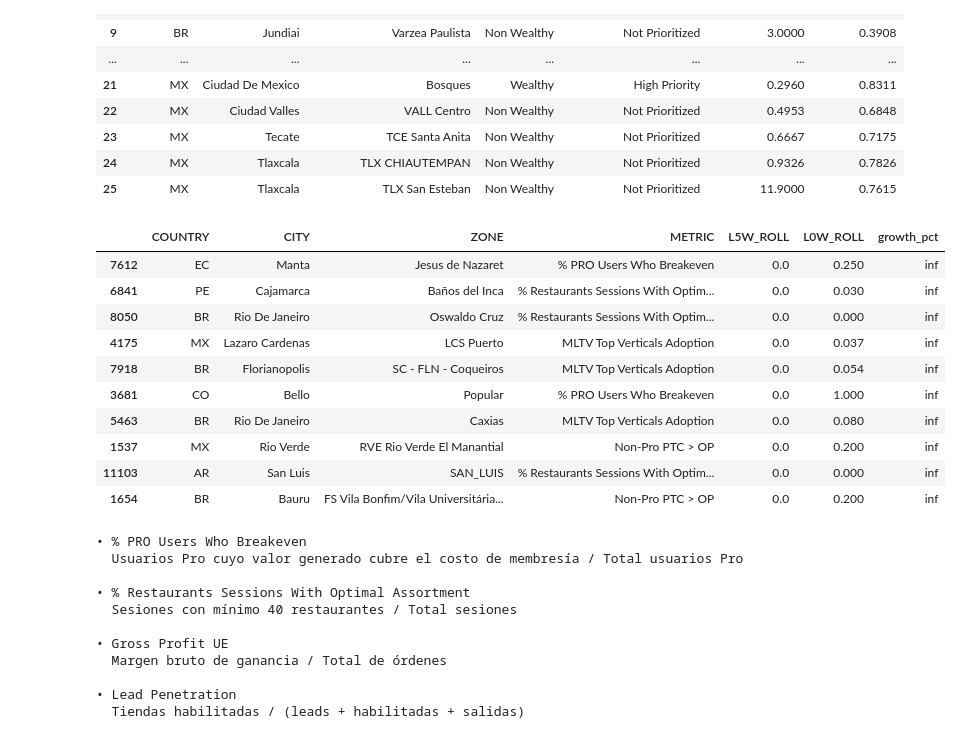
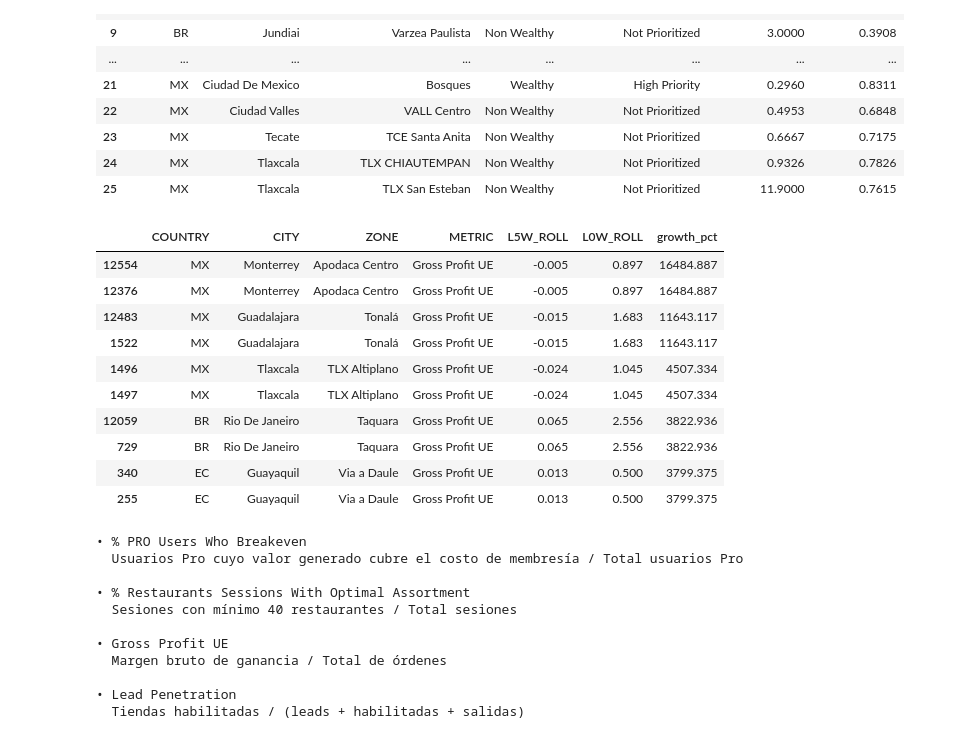
Before and after one commit to riosinda/smart-analisis-agent, a Jupyter notebook: notebooks/00_eda.ipynb, the cells around one changed output. Drawn from its saved outputs; the diff is of its cells as text; code cells hidden in the pictures.

```diff
--- a/notebooks/00_eda.ipynb
+++ b/notebooks/00_eda.ipynb
@@ -361,43 +390,48 @@ find_zones_multi_criteria([
 # %%
 # explicación de tendencias
 
-def explain_trend(n_weeks: int = 5, top_n: int = 10, filters: dict = {}):
-    start_col = ROLL_COLS[-(n_weeks + 1)]  # semana de inicio
+def explain_trend(n_weeks: int = 5, top_n: int = 10, filters: dict = {}) -> dict:
+    start_col = ROLL_COLS[-(n_weeks + 1)]
     end_col   = 'L0W_ROLL'
 
     mask = df[start_col].notna() & df[end_col].notna()
     for col, val in filters.items():
         mask &= df[col] == val
 
     base = df[mask].copy()
     base['growth_abs'] = base[end_col] - base[start_col]
-    base['growth_pct'] = (base['growth_abs'] / base[start_col].abs()) * 100
+    base['growth_pct'] = base.apply(
+        lambda row: (
+            None
+            if row[start_col] == 0
+            else (row['growth_abs'] / abs(row[start_col])) * 100
+        ),
+        axis=1
+    )
+    base = base.dropna(subset=['growth_pct'])
 
-    # Top zonas crecientes por métrica
-    top_growing = base.sort_values('growth_pct', ascending=False)\
-        [['COUNTRY','CITY','ZONE','METRIC', start_col, end_col, 'growth_pct']]\
-        .head(top_n).round(3)
-
-    # Para las zonas top, ver si otras métricas también crecieron (posible causa)
-    top_zones = top_growing['ZONE'].unique()
-    related = df[df['ZONE'].isin(top_zones)]\
-        .groupby(['ZONE','METRIC'])['growth_pct'].first() if 'growth_pct' in df.columns else None
+    top_growing = (
+        base.sort_values('growth_pct', ascending=False)
+            [['COUNTRY', 'CITY', 'ZONE', 'METRIC', start_col, end_col, 'growth_pct']]
+            .head(top_n)
+            .round(3)
+    )
 
     return top_growing
 
 explain_trend(n_weeks=5, top_n=10)
 # %% [output]
 |  | COUNTRY | CITY | ZONE | METRIC | L5W_ROLL | L0W_ROLL | growth_pct |
-| 7612 | EC | Manta | Jesus de Nazaret | % PRO Users Who Breakeven | 0.0 | 0.250 | inf |
-| 6841 | PE | Cajamarca | Baños del Inca | % Restaurants Sessions With Optim... | 0.0 | 0.030 | inf |
-| 8050 | BR | Rio De Janeiro | Oswaldo Cruz | % Restaurants Sessions With Optim... | 0.0 | 0.000 | inf |
-| 4175 | MX | Lazaro Cardenas | LCS Puerto | MLTV Top Verticals Adoption | 0.0 | 0.037 | inf |
-| 7918 | BR | Florianopolis | SC - FLN - Coqueiros | MLTV Top Verticals Adoption | 0.0 | 0.054 | inf |
-| 3681 | CO | Bello | Popular | % PRO Users Who Breakeven | 0.0 | 1.000 | inf |
-| 5463 | BR | Rio De Janeiro | Caxias | MLTV Top Verticals Adoption | 0.0 | 0.080 | inf |
-| 1537 | MX | Rio Verde | RVE Rio Verde El Manantial | Non-Pro PTC > OP | 0.0 | 0.200 | inf |
-| 11103 | AR | San Luis | SAN_LUIS | % Restaurants Sessions With Optim... | 0.0 | 0.000 | inf |
-| 1654 | BR | Bauru | FS Vila Bonfim/Vila Universitária... | Non-Pro PTC > OP | 0.0 | 0.200 | inf |
+| 12554 | MX | Monterrey | Apodaca Centro | Gross Profit UE | -0.005 | 0.897 | 16484.887 |
+| 12376 | MX | Monterrey | Apodaca Centro | Gross Profit UE | -0.005 | 0.897 | 16484.887 |
+| 12483 | MX | Guadalajara | Tonalá | Gross Profit UE | -0.015 | 1.683 | 11643.117 |
+| 1522 | MX | Guadalajara | Tonalá | Gross Profit UE | -0.015 | 1.683 | 11643.117 |
+| 1496 | MX | Tlaxcala | TLX Altiplano | Gross Profit UE | -0.024 | 1.045 | 4507.334 |
+| 1497 | MX | Tlaxcala | TLX Altiplano | Gross Profit UE | -0.024 | 1.045 | 4507.334 |
+| 12059 | BR | Rio De Janeiro | Taquara | Gross Profit UE | 0.065 | 2.556 | 3822.936 |
+| 729 | BR | Rio De Janeiro | Taquara | Gross Profit UE | 0.065 | 2.556 | 3822.936 |
+| 340 | EC | Guayaquil | Via a Daule | Gross Profit UE | 0.013 | 0.500 | 3799.375 |
+| 255 | EC | Guayaquil | Via a Daule | Gross Profit UE | 0.013 | 0.500 | 3799.375 |
 # %%
 # Para facilitar la interpretación
 
```
Also changed, not shown: parts of 4 cells of this notebook, 22 other files.
